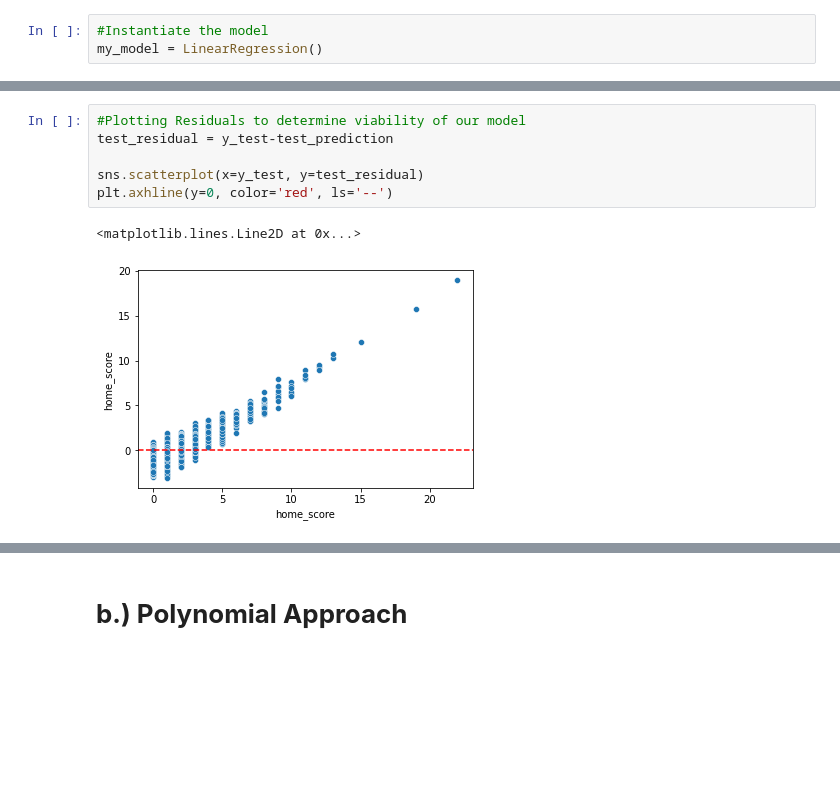
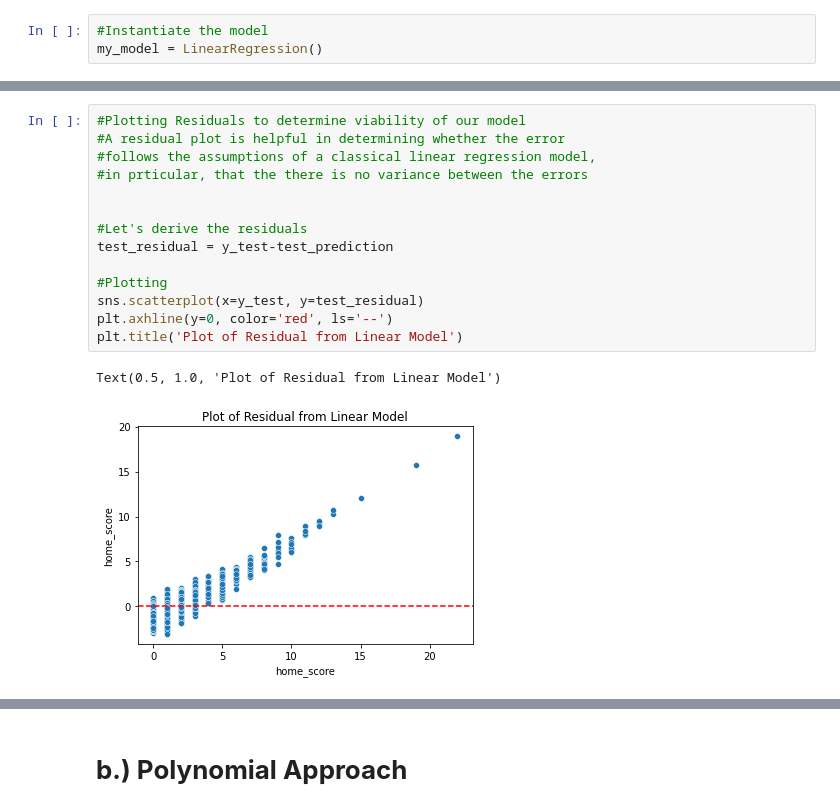
Before and after one commit to Obreintelly/Mchezo_Pesa_Football_Prediction_Analysis, a Jupyter notebook: Mchezo_Pesa_Football_Results_Prediction.ipynb, the cells around one changed output, grey strips where cells are left out. Saved outputs shown, nothing was run; the diff lists cells and outputs as text; blank space fills up the shorter version.

```diff
--- a/Mchezo_Pesa_Football_Results_Prediction.ipynb
+++ b/Mchezo_Pesa_Football_Results_Prediction.ipynb
@@ -1087,12 +1138,20 @@ np.sqrt(mean_squared_error(y_test, test_prediction))
 1.4449012914332826
 # %%
 #Plotting Residuals to determine viability of our model
+#A residual plot is helpful in determining whether the error
+#follows the assumptions of a classical linear regression model,
+#in prticular, that the there is no variance between the errors
+
+
+#Let's derive the residuals
 test_residual = y_test-test_prediction
 
+#Plotting
 sns.scatterplot(x=y_test, y=test_residual)
 plt.axhline(y=0, color='red', ls='--')
+plt.title('Plot of Residual from Linear Model')
 # %% [output]
-<matplotlib.lines.Line2D at 0x...>
+Text(0.5, 1.0, 'Plot of Residual from Linear Model')
-[figure, old version]
+[figure, new version]
 # %%
 #Visualizing Our Residual Using a Distplot
```
Also changed, not shown: parts of 94 cells of this notebook.
